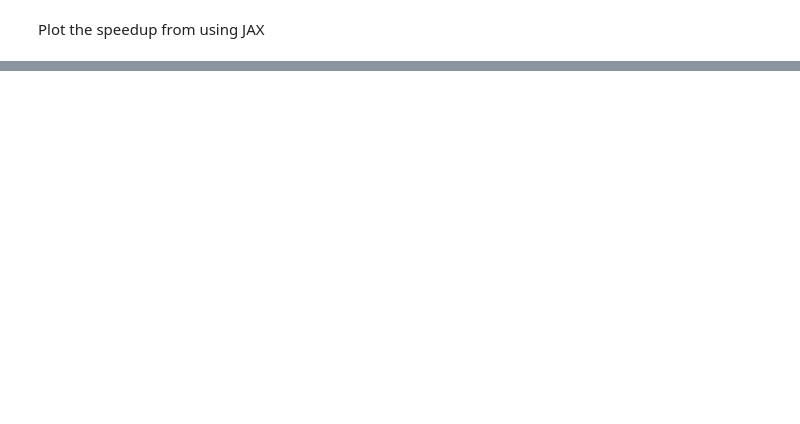
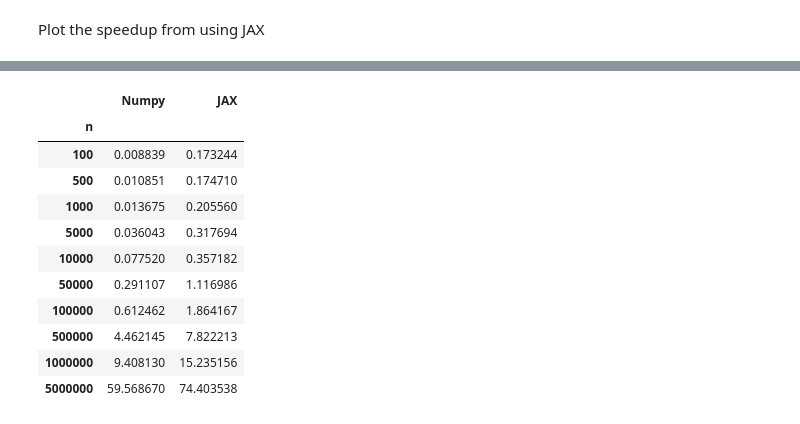
Before and after one commit to aglebov/gradient-free-mcmc-postprocessing, a Jupyter notebook: code/notebooks/examples/JAX_Stein_Thinning.ipynb, the cells around one changed output, grey strips where cells are left out. Cells and saved outputs as stored; diff of their text form; code cells hidden in the pictures; blank space fills up the shorter version.

Commit message:
Measure thinning performance on AWS

```diff
--- a/code/notebooks/examples/JAX_Stein_Thinning.ipynb
+++ b/code/notebooks/examples/JAX_Stein_Thinning.ipynb
@@ -170,0 +171,17 @@ calculate_speedup(500_000, 100)
+# %%
+def calculate_avg_time_numpy(n, m, n_repeats=10):
+    print(f'Calculating numpy time for n={n}, m={m}')
+    return calculate_avg_time(lambda: thin(sample[:n], grad[:n], m), n_repeats=n_repeats)
+# %%
+def calculate_avg_time_jax(n, m, n_repeats=10):
+    print(f'Calculating JAX time for n={n}, m={m}')
+    return calculate_avg_time(lambda: greedy_search_jax(n, m), n_repeats=n_repeats)
+# %%
+ns = np.array([100, 500, 1000, 5000, 10_000, 50_000, 100_000, 500_000, 1_000_000, 5_000_000])
+# %%
+@cached()
+def thinning_jax_speedup_m_fixed_aws(m) -> pd.DataFrame:
+    return pd.DataFrame({
+        'Numpy': np.fromiter((calculate_avg_time_numpy(ns[i], m) for i in range(len(ns))), 'float'),
+        'JAX': np.fromiter((calculate_avg_time_jax(ns[i], m) for i in range(len(ns))), 'float'),
+    }, index=pd.Index(ns, name='n'))
@@ -170,0 +195,15 @@ calculate_speedup(500_000, 100)
+# %%
+thinning_jax_speedup_m_fixed_aws(100)
+# %% [output]
+|  | Numpy | JAX |
+| n |  |  |
+| 100 | 0.008839 | 0.173244 |
+| 500 | 0.010851 | 0.174710 |
+| 1000 | 0.013675 | 0.205560 |
+| 5000 | 0.036043 | 0.317694 |
+| 10000 | 0.077520 | 0.357182 |
+| 50000 | 0.291107 | 1.116986 |
+| 100000 | 0.612462 | 1.864167 |
+| 500000 | 4.462145 | 7.822213 |
+| 1000000 | 9.408130 | 15.235156 |
+| 5000000 | 59.568670 | 74.403538 |
```
Also changed, not shown: parts of 17 cells of this notebook.
